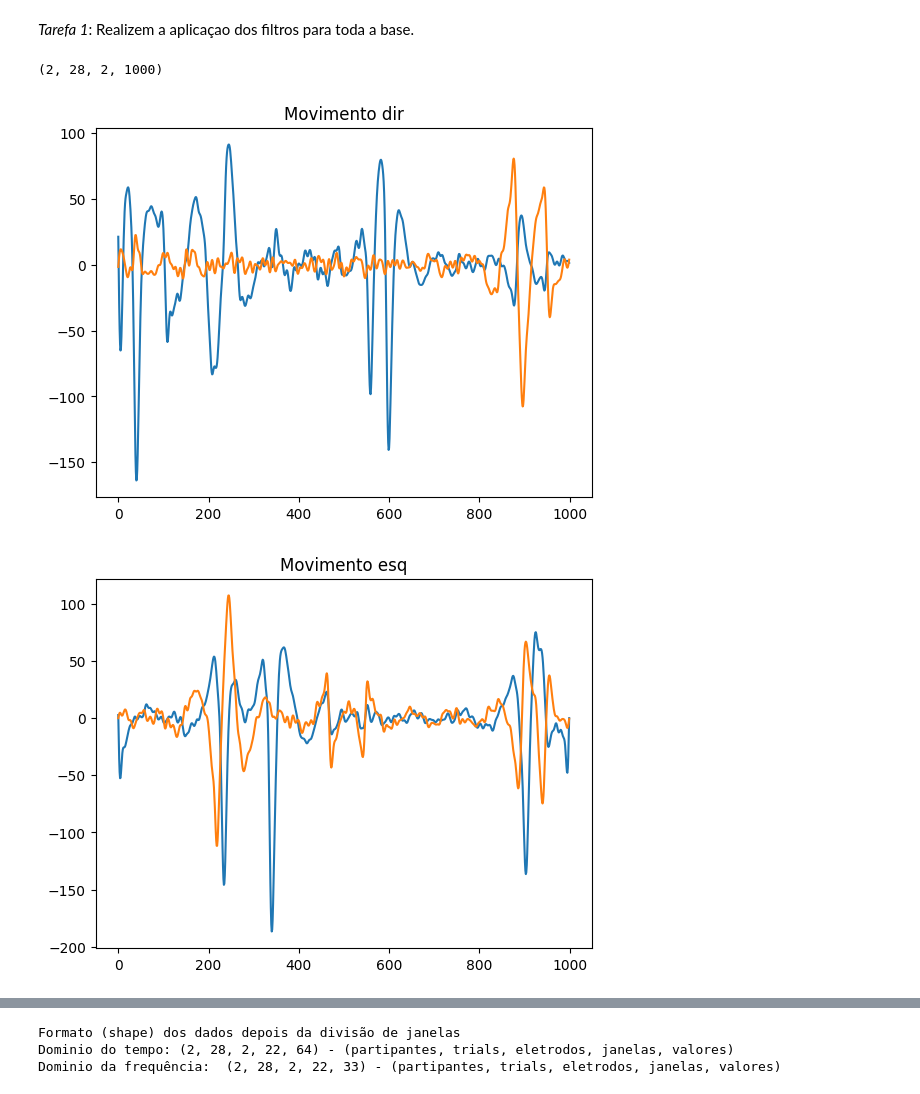
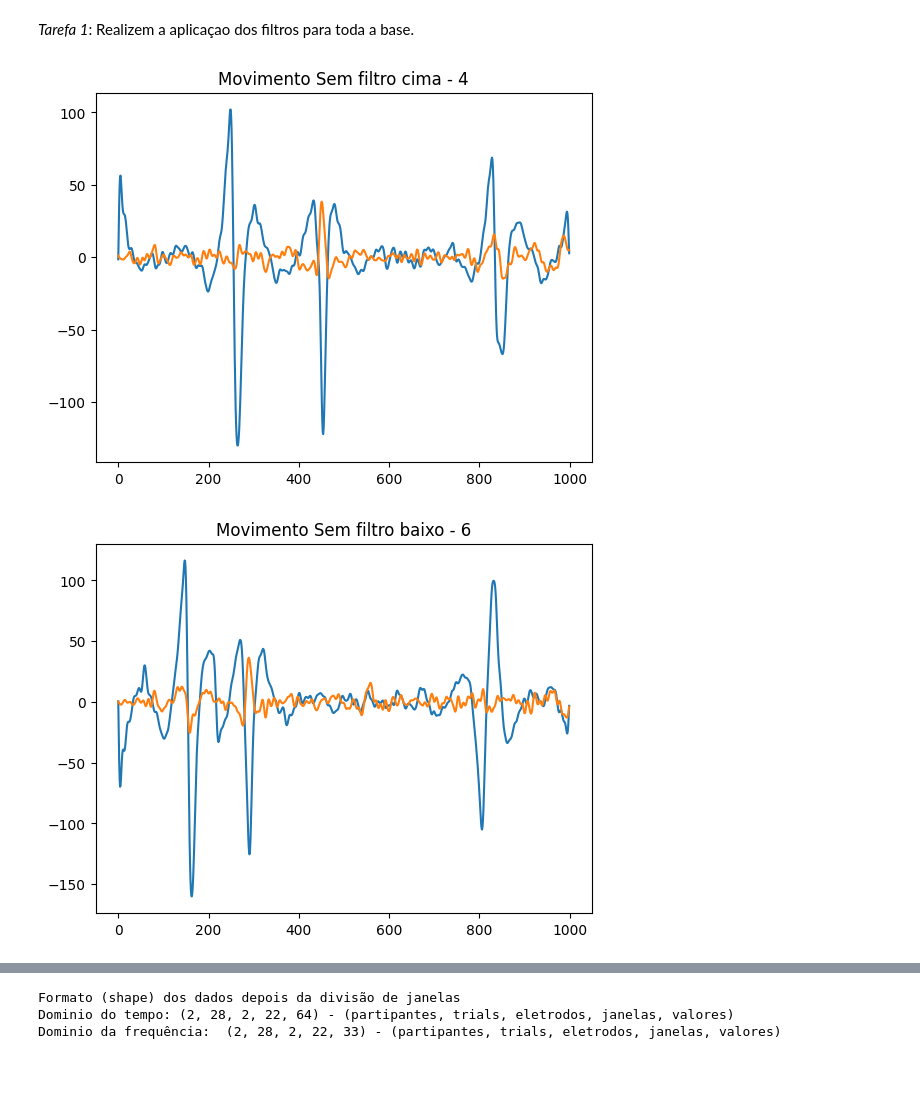
Before and after one commit to JessePires/tutoriais, a Jupyter notebook: EOG/prepare.ipynb, the cells around one changed output, grey strips where cells are left out. Saved outputs shown, nothing was run; the diff lists cells and outputs as text; code cells hidden in the pictures.

Commit message:
fix: plot graph

```diff
--- a/EOG/prepare.ipynb
+++ b/EOG/prepare.ipynb
@@ -46,30 +46,25 @@ def butter_notch(data, cutoff, var=1, fs=512, order=4):
     return signal.filtfilt(b, a, data)
 # %% [markdown]
 *Tarefa 1*: Realizem a aplicaçao dos filtros para toda a base.
-# %%
-# Aplicação dos filtros
-
-
-# Mostrar até  (5 - 50hz)
-
-# aplicação dos filtros
-data_filtered = butter_notch(data, 60)
-data_filtered = butter_bandpass(data_filtered, 5, 50)
-data_filtered.shape
-# %% [output]
-(2, 28, 2, 1000)
 # %%
+# Aplicação dos filtros
+# Mostrar até  (5 - 50hz)
+
+# aplicação dos filtros
+data_filtered = data
+data_filtered = butter_notch(data, 60) #remove frequencia equivalente a rede eletrica do brasil
+data_filtered = butter_bandpass(data_filtered, 5, 50)
 
 labels_str = ['dir', 'esq', 'cima', 'baixo', 'cima', 'baixo',
 'baixo', 'esq', 'dir', 'baixo', 'dir', 'dir', 'esq', 'cima',
 'baixo', 'cima', 'esq', 'dir', 'cima', 'esq', 'baixo', 'esq',
 'dir', 'esq', 'cima', 'dir', 'cima', 'baixo']
 
-for target in range(0 , 4):
+for target in [4, 6, 17, 19]:
     plt.plot(data_filtered[0, target, 0, :])
     plt.plot(data_filtered[0, target, 1, :])
-    plt.title(f"Movimento {labels_str[target]}")
+    plt.title(f"Movimento Sem filtro {labels_str[target]} - {target}")
     plt.show()
 # %% [output]
-[figure, old version]
+[figure, new version]
-[figure, old version]
+[figure, new version]
```
Also changed, not shown: parts of 2 cells of this notebook, 1 other file.
